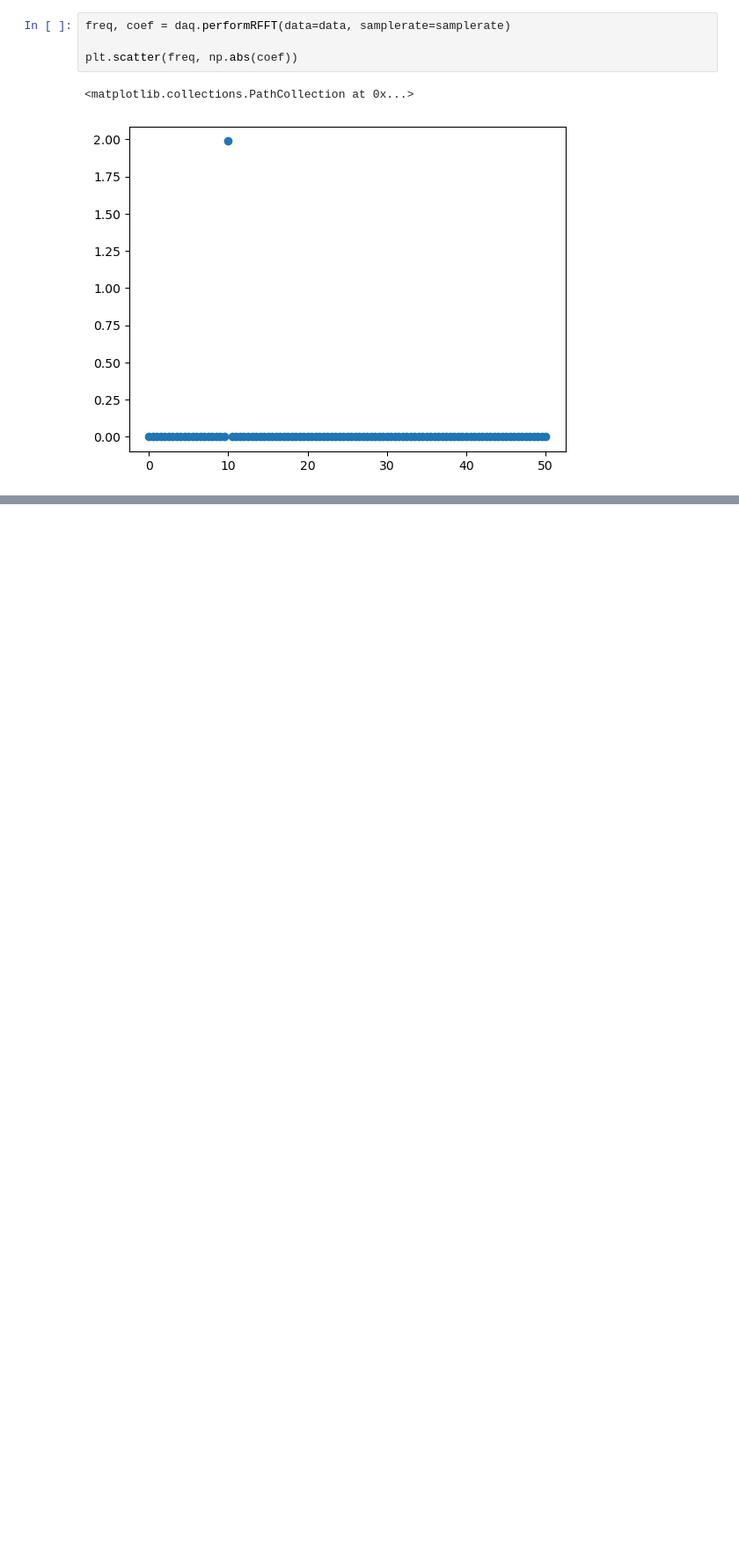
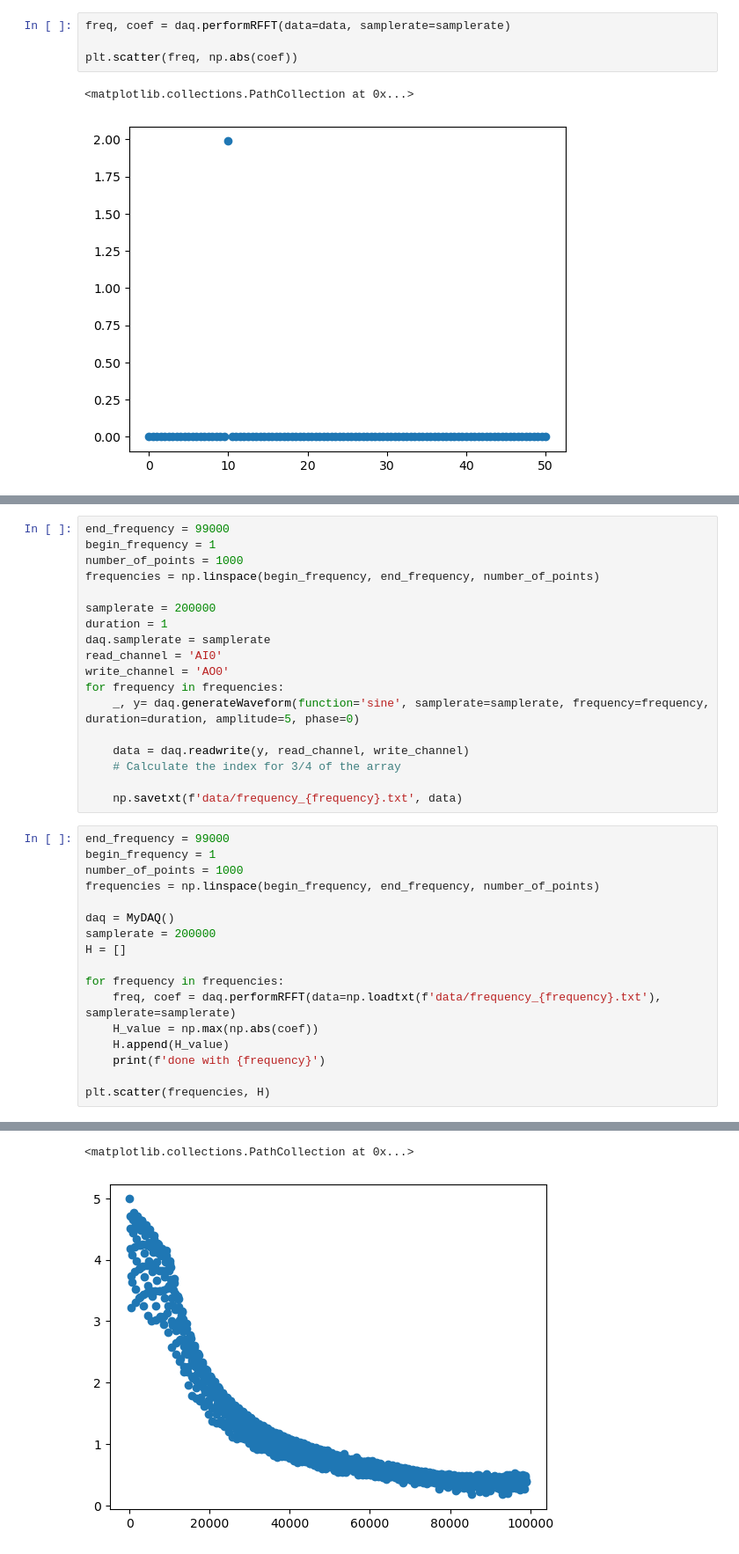
Before and after one commit to TapWhite/PE1, a Jupyter notebook: PE_sessions/PE_session_3/Sessie_3.ipynb, the cells around one changed output, grey strips where cells are left out. Shown: that part at 88% size. Drawn from its saved outputs; the diff is of its cells as text; blank space fills up the shorter version.

```diff
--- a/PE_sessions/PE_session_3/Sessie_3.ipynb
+++ b/PE_sessions/PE_session_3/Sessie_3.ipynb
@@ -341,0 +373,36 @@ write_channel = 'AO0'
+# %%
+end_frequency = 99000
+begin_frequency = 1
+number_of_points = 1000
+frequencies = np.linspace(begin_frequency, end_frequency, number_of_points)
+
+samplerate = 200000
+duration = 1
+daq.samplerate = samplerate
+read_channel = 'AI0'
+write_channel = 'AO0'
+for frequency in frequencies:
+    _, y= daq.generateWaveform(function='sine', samplerate=samplerate, frequency=frequency, duration=duration, amplitude=5, phase=0)
+
+    data = daq.readwrite(y, read_channel, write_channel)
+    # Calculate the index for 3/4 of the array
+
+    np.savetxt(f'data/frequency_{frequency}.txt', data)
+# %%
+end_frequency = 99000
+begin_frequency = 1
+number_of_points = 1000
+frequencies = np.linspace(begin_frequency, end_frequency, number_of_points)
+
+daq = MyDAQ()
+samplerate = 200000
+H = []
+
+for frequency in frequencies:
+    freq, coef = daq.performRFFT(data=np.loadtxt(f'data/frequency_{frequency}.txt'), samplerate=samplerate)
+    H_value = np.max(np.abs(coef))
+    H.append(H_value)
+    print(f'done with {frequency}')
+
+plt.scatter(frequencies, H)
+# %% [output]
@@ -341,0 +426,2 @@ write_channel = 'AO0'
+<matplotlib.collections.PathCollection at 0x...>
+[figure, added]
```
Also changed, not shown: parts of 6 cells of this notebook.
